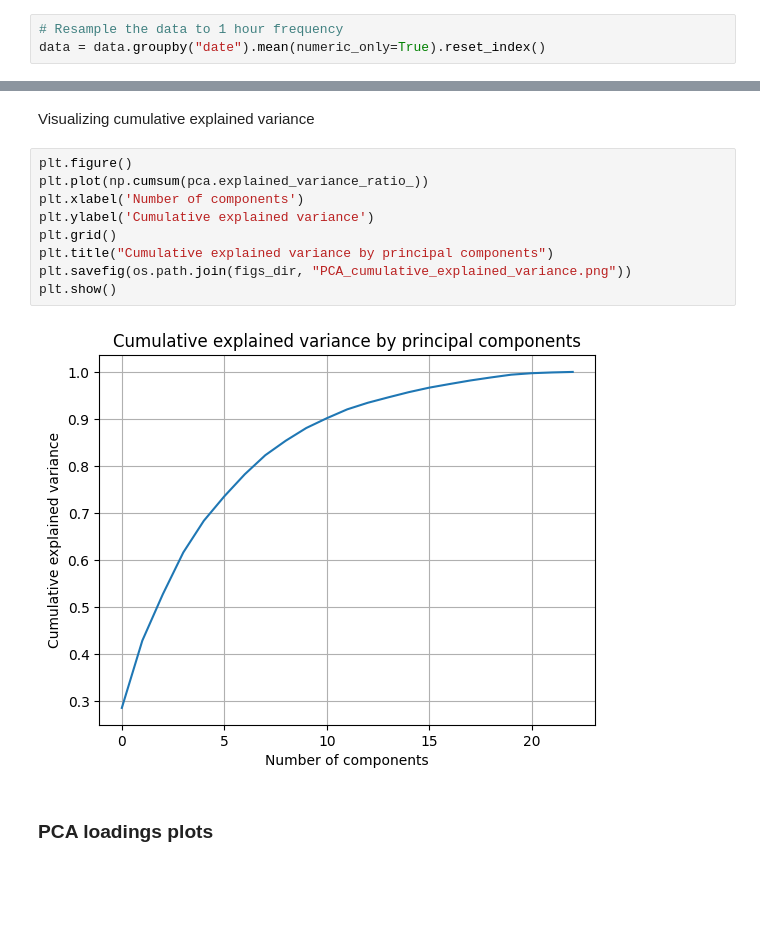
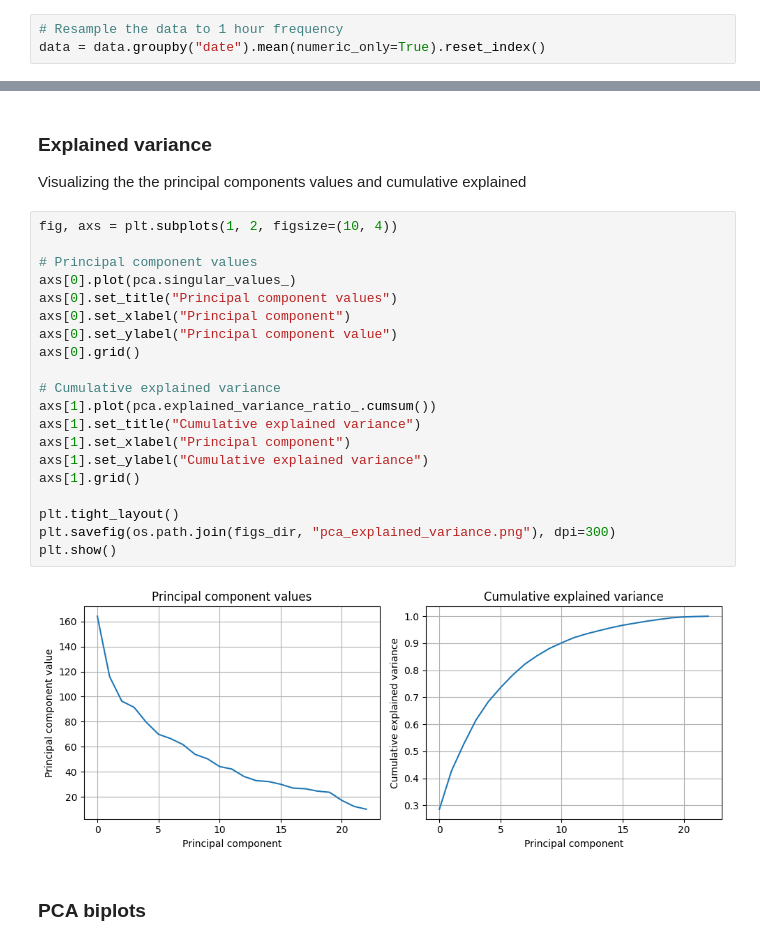
Before and after one commit to EskelinenElias/ADAML-project1, a Jupyter notebook: data_modeling_plan.ipynb, the cells around one changed output, grey strips where cells are left out. Drawn from its saved outputs; the diff is of its cells as text; blank space fills up the shorter version.

```diff
--- a/data_modeling_plan.ipynb
+++ b/data_modeling_plan.ipynb
@@ -147,15 +122,28 @@ plt.show()
-# %% [markdown]
-Visualizing cumulative explained variance
-# %%
-plt.figure()
-plt.plot(np.cumsum(pca.explained_variance_ratio_))
-plt.xlabel('Number of components')
-plt.ylabel('Cumulative explained variance')
-plt.grid()
-plt.title("Cumulative explained variance by principal components")
-plt.savefig(os.path.join(figs_dir, "PCA_cumulative_explained_variance.png"))
-plt.show()
-# %% [output]
-[figure, removed]
+# %% [markdown]
+### Explained variance
+
+Visualizing the the principal components values and cumulative explained
+# %%
+fig, axs = plt.subplots(1, 2, figsize=(10, 4))
+
+# Principal component values
+axs[0].plot(pca.singular_values_)
+axs[0].set_title("Principal component values")
+axs[0].set_xlabel("Principal component")
+axs[0].set_ylabel("Principal component value")
+axs[0].grid()
+
+# Cumulative explained variance
+axs[1].plot(pca.explained_variance_ratio_.cumsum())
+axs[1].set_title("Cumulative explained variance")
+axs[1].set_xlabel("Principal component")
+axs[1].set_ylabel("Cumulative explained variance")
+axs[1].grid()
+
+plt.tight_layout()
+plt.savefig(os.path.join(figs_dir, "pca_explained_variance.png"), dpi=300)
+plt.show()
+# %% [output]
+[figure, added]
 # %% [markdown]
-### PCA loadings plots
+### PCA biplots
```
Also changed, not shown: parts of 14 cells of this notebook.
